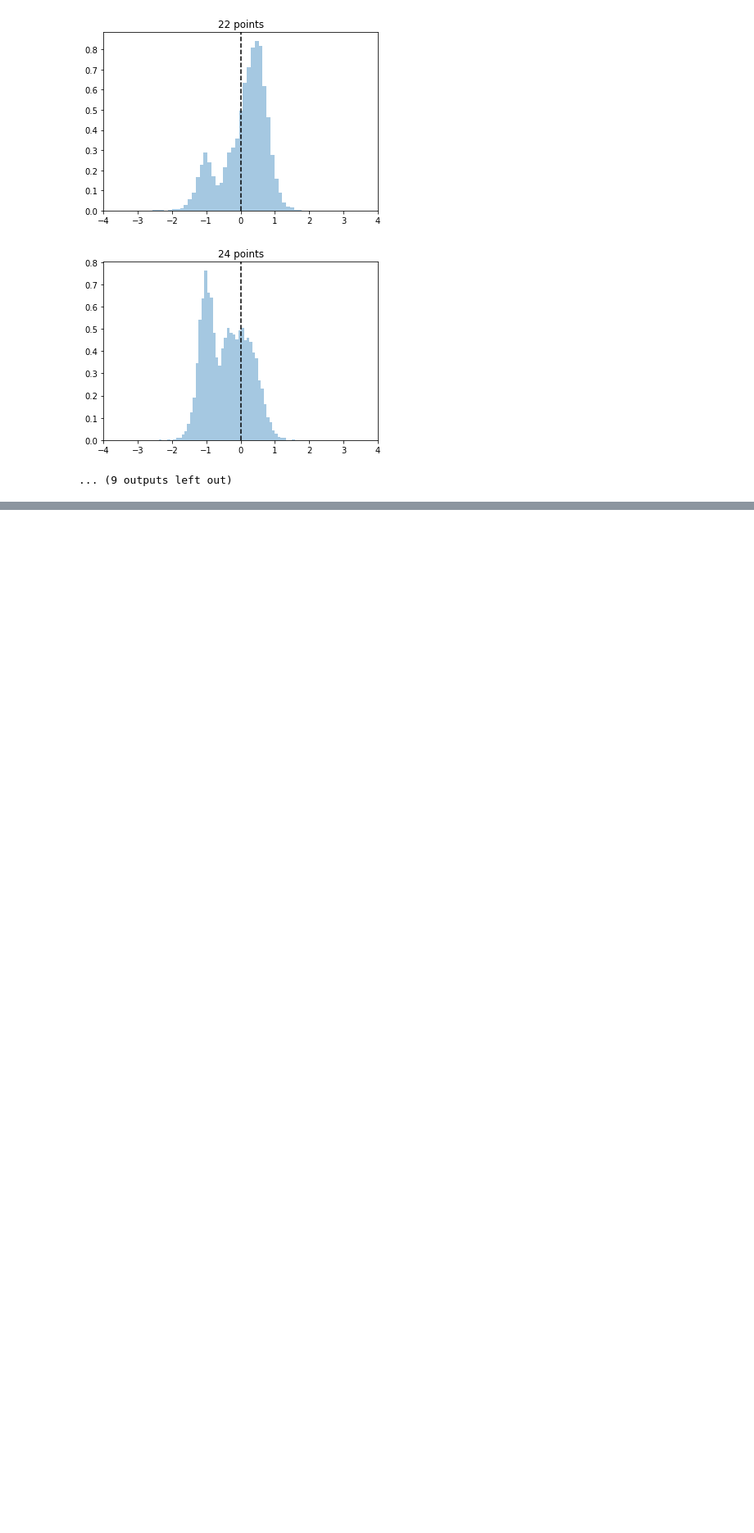
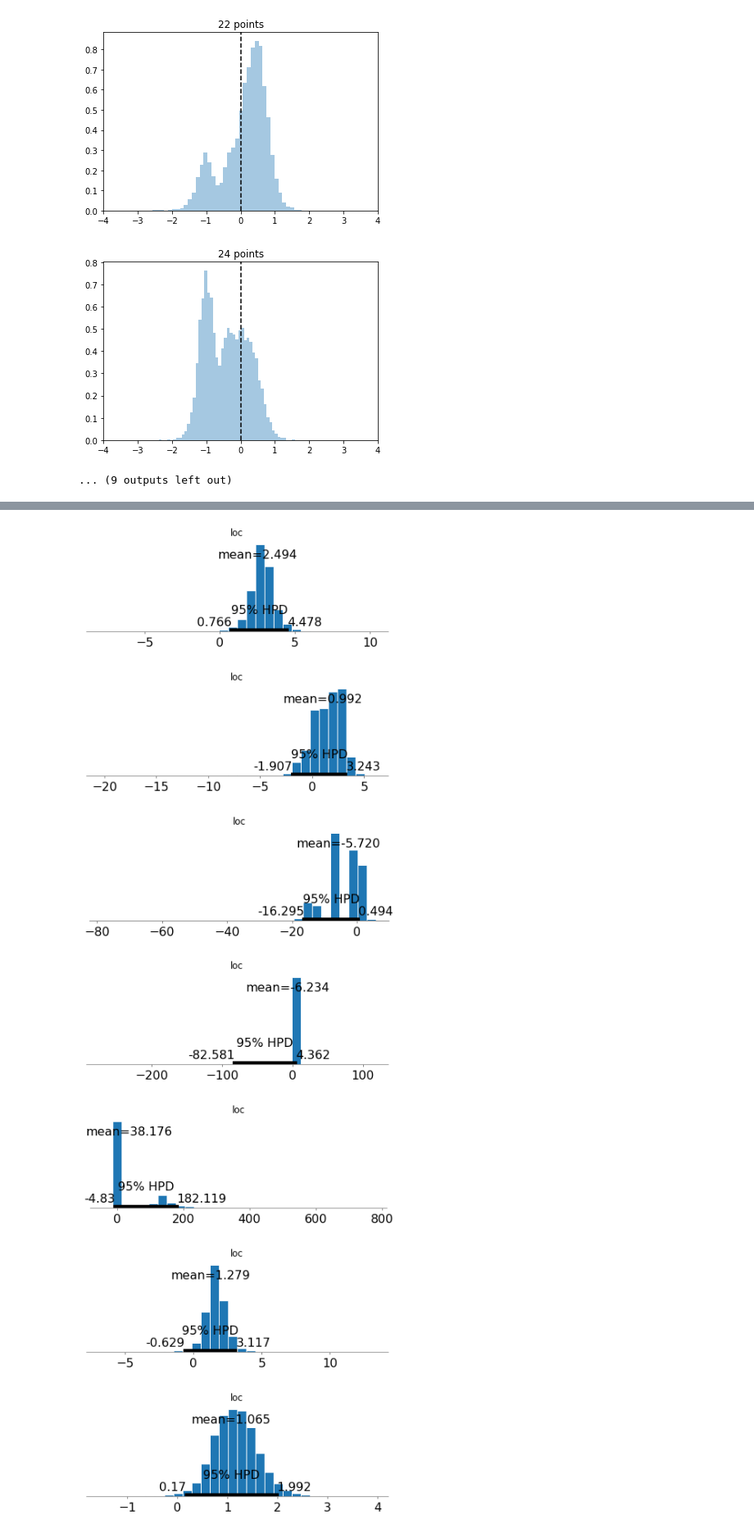
Before and after one commit to balarsen/pymc_learning, a Jupyter notebook: pitch_angle/Cauchy1.ipynb, the cells around one changed output, grey strips where cells are left out. Shown at 82% size. Saved outputs shown, nothing was run; the diff lists cells and outputs as text; code cells hidden in the pictures; blank space fills up the shorter version.

```diff
--- a/pitch_angle/Cauchy1.ipynb
+++ b/pitch_angle/Cauchy1.ipynb
@@ -282,0 +287,11 @@ plt.ylim((0, 1.3))
+# %%
+for t in traces:
+    pm.plot_posterior(t)
+# %% [output]
+[figure, added]
+[figure, added]
+[figure, added]
+[figure, added]
+[figure, added]
+[figure, added]
+[figure, added]
```
Also changed, not shown: parts of 13 cells of this notebook.
